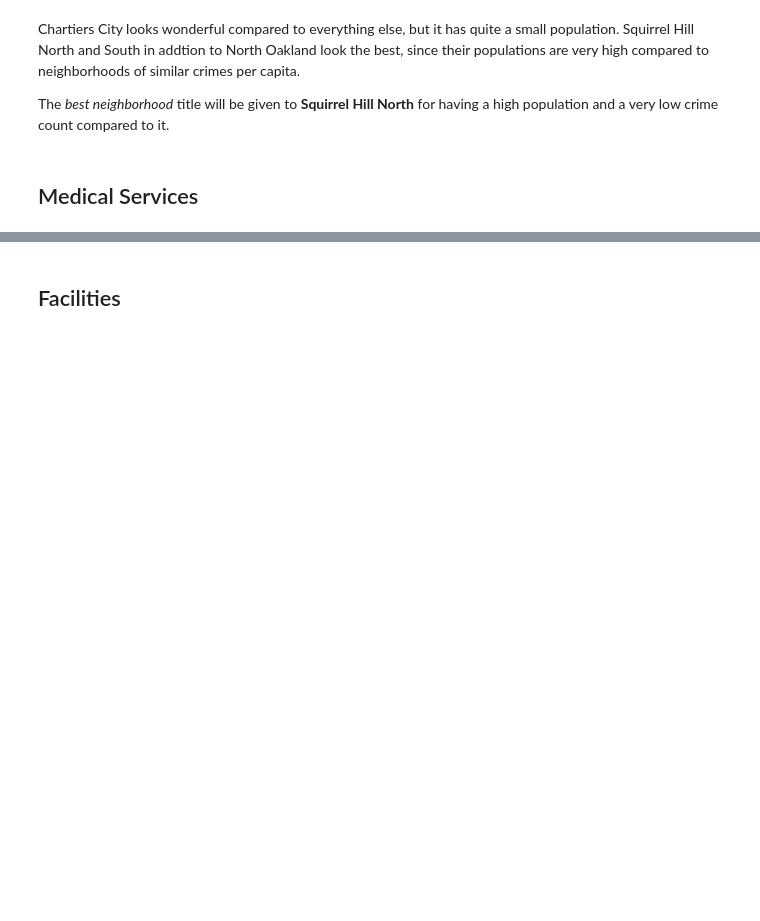
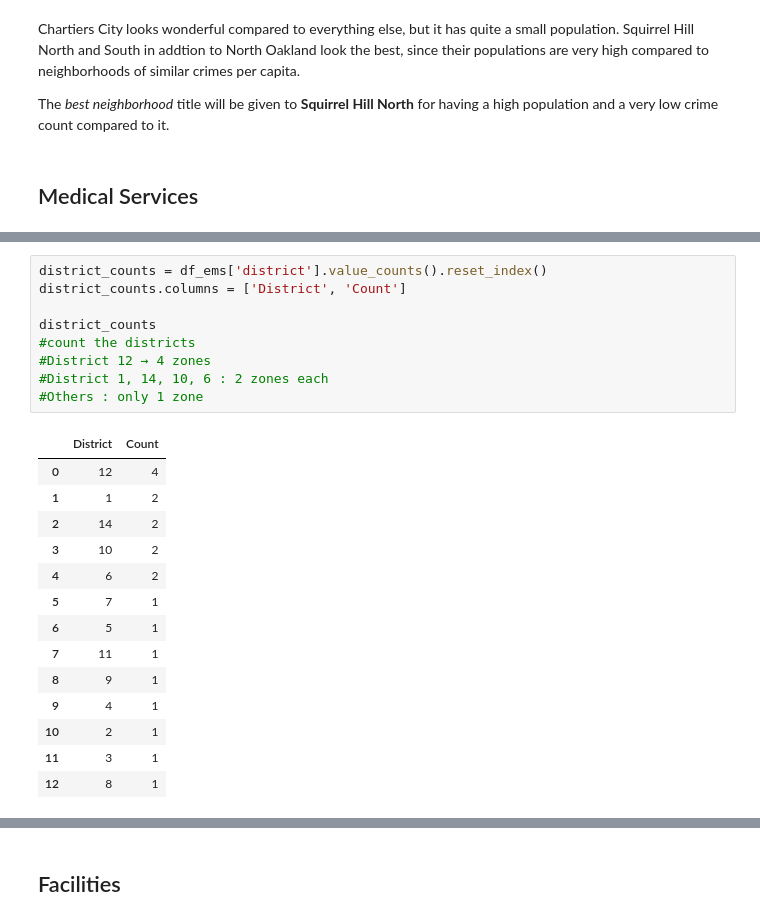
Before and after one commit to unexpval/finalproject, a Jupyter notebook: finalnotebook.ipynb, the cells around one changed output, grey strips where cells are left out. Cells and saved outputs as stored; diff of their text form; blank space fills up the shorter version.

```diff
--- a/finalnotebook.ipynb
+++ b/finalnotebook.ipynb
@@ -93,0 +104,24 @@ The *best neighborhood* title will be given to **Squirrel Hill North** for havin
+# %%
+district_counts = df_ems['district'].value_counts().reset_index()
+district_counts.columns = ['District', 'Count']
+
+district_counts
+#count the districts
+#District 12 → 4 zones
+#District 1, 14, 10, 6 : 2 zones each
+#Others : only 1 zone
+# %% [output]
+|  | District | Count |
+| 0 | 12 | 4 |
+| 1 | 1 | 2 |
+| 2 | 14 | 2 |
+| 3 | 10 | 2 |
+| 4 | 6 | 2 |
+| 5 | 7 | 1 |
+| 6 | 5 | 1 |
+| 7 | 11 | 1 |
+| 8 | 9 | 1 |
+| 9 | 4 | 1 |
+| 10 | 2 | 1 |
+| 11 | 3 | 1 |
+| 12 | 8 | 1 |
```
Also changed, not shown: parts of 4 cells of this notebook.
